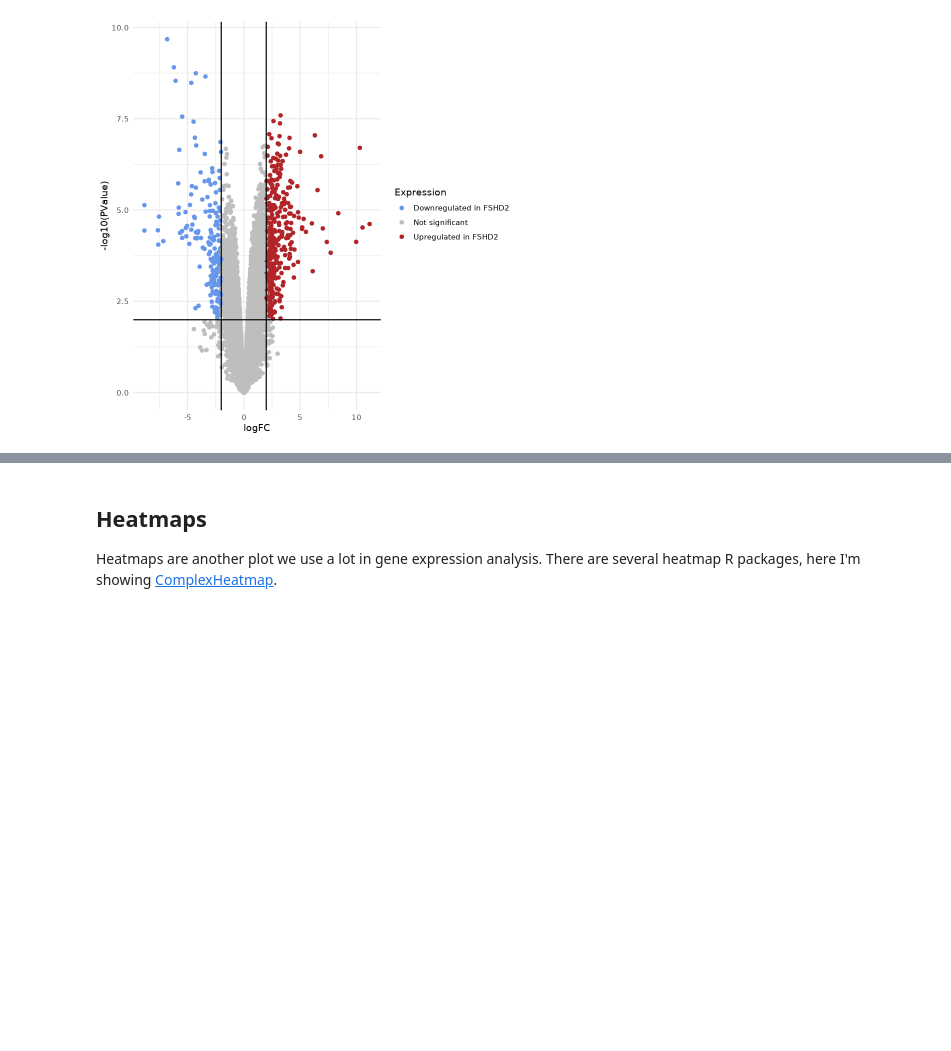
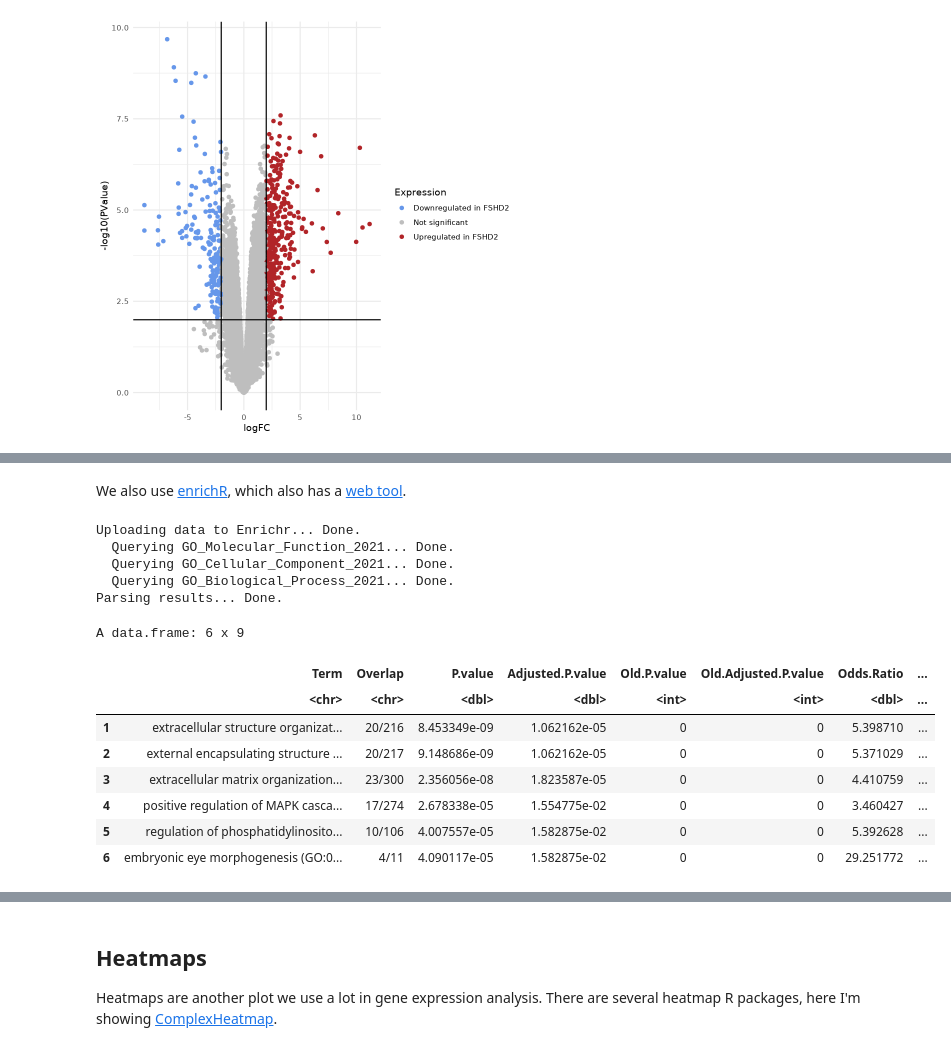
Before and after one commit to fairliereese/UCI_COSMOS, a Jupyter notebook: Bulk RNA-seq analysis.ipynb, the cells around one changed output, grey strips where cells are left out. Cells and saved outputs as stored; diff of their text form; code cells hidden in the pictures; blank space fills up the shorter version.

```diff
--- a/Bulk RNA-seq analysis.ipynb
+++ b/Bulk RNA-seq analysis.ipynb
@@ -380,0 +385,2 @@ write.csv(genes_downreg, file="fshd_rnaseq/deg/downreg_fshd_lfc2p0.01.csv", quot
+# %% [markdown]
+We also use [enrichR](https://cran.r-project.org/web/packages/enrichR/vignettes/enrichR.html), which also has a [web tool](https://maayanlab.cloud/Enrichr/).
@@ -380,0 +389,21 @@ write.csv(genes_downreg, file="fshd_rnaseq/deg/downreg_fshd_lfc2p0.01.csv", quot
+# %%
+dbs <- c("GO_Molecular_Function_2021", "GO_Cellular_Component_2021", "GO_Biological_Process_2021")
+enriched <- enrichr(genes_upreg, dbs)
+# %% [output]
+Uploading data to Enrichr... Done.
+  Querying GO_Molecular_Function_2021... Done.
+  Querying GO_Cellular_Component_2021... Done.
+  Querying GO_Biological_Process_2021... Done.
+Parsing results... Done.
+# %%
+head(enriched[["GO_Biological_Process_2021"]])
+# %% [output]
+A data.frame: 6 x 9
+|  | Term | Overlap | P.value | Adjusted.P.value | Old.P.value | Old.Adjusted.P.value | Odds.Ratio | ... |
+|  | <chr> | <chr> | <dbl> | <dbl> | <int> | <int> | <dbl> | ... |
+| 1 | extracellular structure organizat... | 20/216 | 8.453349e-09 | 1.062162e-05 | 0 | 0 | 5.398710 | ... |
+| 2 | external encapsulating structure ... | 20/217 | 9.148686e-09 | 1.062162e-05 | 0 | 0 | 5.371029 | ... |
+| 3 | extracellular matrix organization... | 23/300 | 2.356056e-08 | 1.823587e-05 | 0 | 0 | 4.410759 | ... |
+| 4 | positive regulation of MAPK casca... | 17/274 | 2.678338e-05 | 1.554775e-02 | 0 | 0 | 3.460427 | ... |
+| 5 | regulation of phosphatidylinosito... | 10/106 | 4.007557e-05 | 1.582875e-02 | 0 | 0 | 5.392628 | ... |
+| 6 | embryonic eye morphogenesis (GO:0... | 4/11 | 4.090117e-05 | 1.582875e-02 | 0 | 0 | 29.251772 | ... |
```
Also changed, not shown: parts of 30 cells of this notebook.
